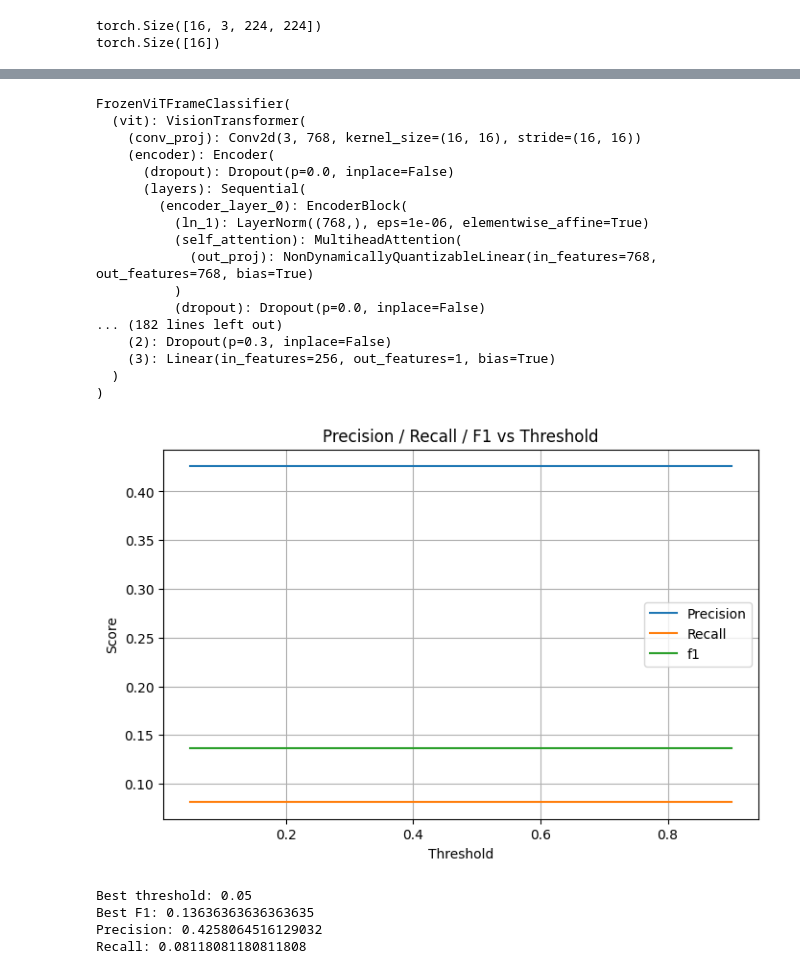
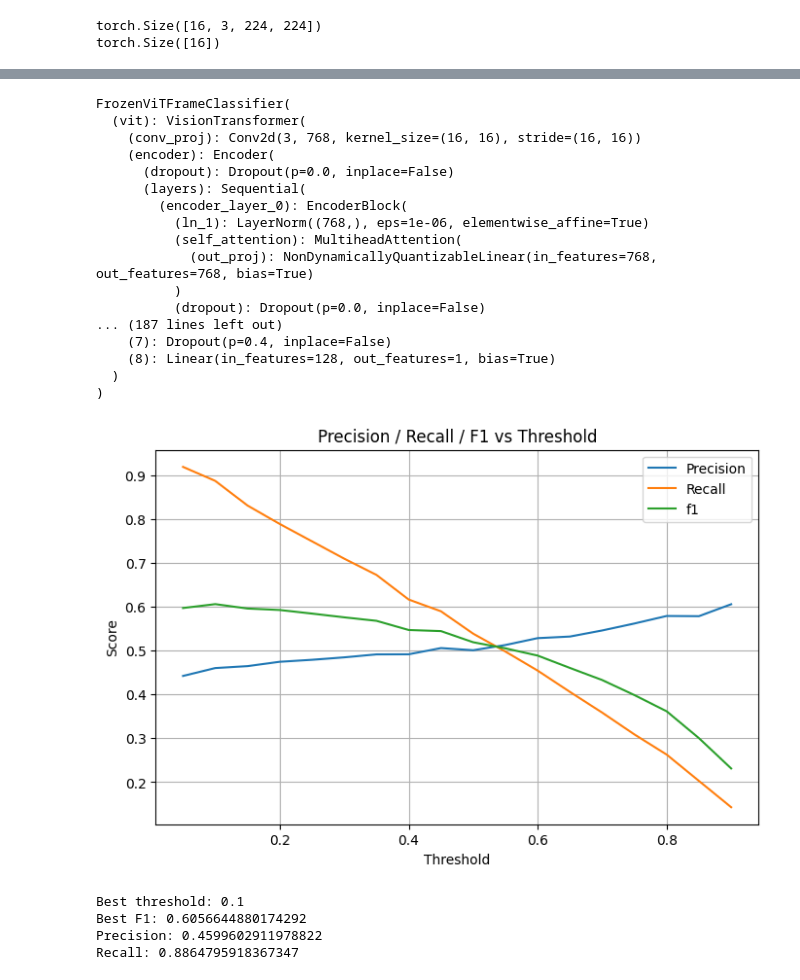
Before and after one commit to ritvik-123/298-Major-Project, a Jupyter notebook: Binary_Split.ipynb, the cells around one changed output, grey strips where cells are left out. Drawn from its saved outputs; the diff is of its cells as text; code cells hidden in the pictures.

```diff
--- a/Binary_Split.ipynb
+++ b/Binary_Split.ipynb
@@ -466,7 +466,7 @@ error_present
 Name: proportion, dtype: float64
 # %%
 # step 2 - creating test train split by videos (not by frames)
-df_trainval = df
+df_trainval = df_error_videos_only
 
 splitter = GroupShuffleSplit(
     n_splits = 1,
@@ -563,7 +564,7 @@ val_loader = DataLoader(
     num_workers=0
 )
 # %%
-# step 6: model creation (frozen ViT + trainable MLP)
+# step 6: model creation (frozen ViT + trainable MLP) - Partially fine tuning of ViT
 
 class FrozenViTFrameClassifier(nn.Module):
     def __init__(self, hidden_dim = 768, mlp_dim = 512, dropout = 0.4):
@@ -578,6 +579,10 @@ class FrozenViTFrameClassifier(nn.Module):
         for param in self.vit.parameters():
             param.requires_grad = False
 
+        # unfreeze last transformer block
+        for param in self.vit.encoder.layers[-1].parameters():
+            param.requires_grad = True
+
         # trainable frame level classifier
         self.classifier = nn.Sequential(
             nn.Linear(hidden_dim, mlp_dim),
@@ -588,14 +593,14 @@ class FrozenViTFrameClassifier(nn.Module):
             nn.Linear(mlp_dim, 128),
             nn.BatchNorm1d(128),
             nn.ReLU(),
-            nn.Dropout(0.3),
+            nn.Dropout(dropout),
 
             nn.Linear(128,1)
         )
 
     def forward(self, x):
-        with torch.no_grad():
-            features = self.vit(x) # batch of 768
+        # with torch.no_grad(): - as last ViT block is trainable
+        features = self.vit(x) # batch of 768
 
         logits = self.classifier(features).squeeze(1)
         return logits
@@ -613,13 +618,24 @@ model = FrozenViTFrameClassifier().to(device)
 num_pos = (train_df["error_present"] == 1).sum()
 num_neg = (train_df["error_present"] == 0).sum()
 
-pos_weight = torch.tensor([num_neg / num_pos], dtype = torch.float32).to(device)
+pos_weight = torch.tensor(
+    [num_neg / num_pos],
+    dtype = torch.float32
+    ).to(device)
 
 criterion = nn.BCEWithLogitsLoss(pos_weight = pos_weight)
 
 optimizer = torch.optim.AdamW(
-    model.classifier.parameters(),
-    lr = 1e-4,
+    [
+        {
+            "params": model.vit.encoder.layers[-1].parameters(),
+            "lr": 1e-5
+        },
+        {
+            "params": model.classifier.parameters(),
+            "lr": 1e-4
+        }
+    ],
     weight_decay = 1e-4
 )
 # %% [output]
@@ -807,6 +928,6 @@ torch.save(model.state_dict(), "frame_vit_model_pos.pth")
 # %%
 model = FrozenViTFrameClassifier()
-model.load_state_dict(torch.load("frame_vit_model.pth"))
+model.load_state_dict(torch.load("frame_vit_MLP_model1.pth"))
 model.to(device)
 model.eval()
 # %% [output]
@@ -822,9 +943,9 @@ FrozenViTFrameClassifier(
             (out_proj): NonDynamicallyQuantizableLinear(in_features=768, out_features=768, bias=True)
           )
           (dropout): Dropout(p=0.0, inplace=False)
-... (182 lines left out)
-    (2): Dropout(p=0.3, inplace=False)
-    (3): Linear(in_features=256, out_features=1, bias=True)
+... (187 lines left out)
+    (7): Dropout(p=0.4, inplace=False)
+    (8): Linear(in_features=128, out_features=1, bias=True)
   )
 )
 # %%
@@ -840,33 +961,33 @@ val_loss, val_acc, val_cm, y_true, y_pred, y_prob = evaluate(
 # %%
 import numpy as np
 import matplotlib.pyplot as plt
 from sklearn.metrics import precision_score, recall_score, f1_score
 
 thresholds = np.arange(0.05, 0.95, 0.05)
 
 precisions = []
 recalls = []
 f1s = []
 
 for t in thresholds:
-    y_pred_t = (y_pred >= t).astype(int)
+    y_pred_t = (y_prob >= t).astype(int)
 
     precisions.append(precision_score(y_true, y_pred_t, zero_division = 0))
     recalls.append(recall_score(y_true, y_pred_t, zero_division=0))
     f1s.append(f1_score(y_true, y_pred_t, zero_division = 0))
 
 plt.figure(figsize = (8, 5))
 plt.plot(thresholds, precisions, label = "Precision")
 plt.plot(thresholds, recalls, label = "Recall")
 plt.plot(thresholds, f1s, label = "f1")
 plt.xlabel("Threshold")
 plt.ylabel("Score")
 plt.title("Precision / Recall / F1 vs Threshold")
 plt.legend()
 plt.grid(True)
 plt.show()
 # %% [output]
-[figure, old version]
+[figure, new version]
 # %%
 # finding the best threshold
 best_idx = np.argmax(f1s)
@@ -877,7 +998,7 @@ print("Best F1:", f1s[best_idx])
 print("Precision:", precisions[best_idx])
 print("Recall:", recalls[best_idx])
 # %% [output]
-Best threshold: 0.05
-Best F1: 0.13636363636363635
-Precision: 0.4258064516129032
-Recall: 0.08118081180811808
+Best threshold: 0.1
+Best F1: 0.6056644880174292
+Precision: 0.4599602911978822
+Recall: 0.8864795918367347
```
Also changed, not shown: parts of 18 cells of this notebook.
